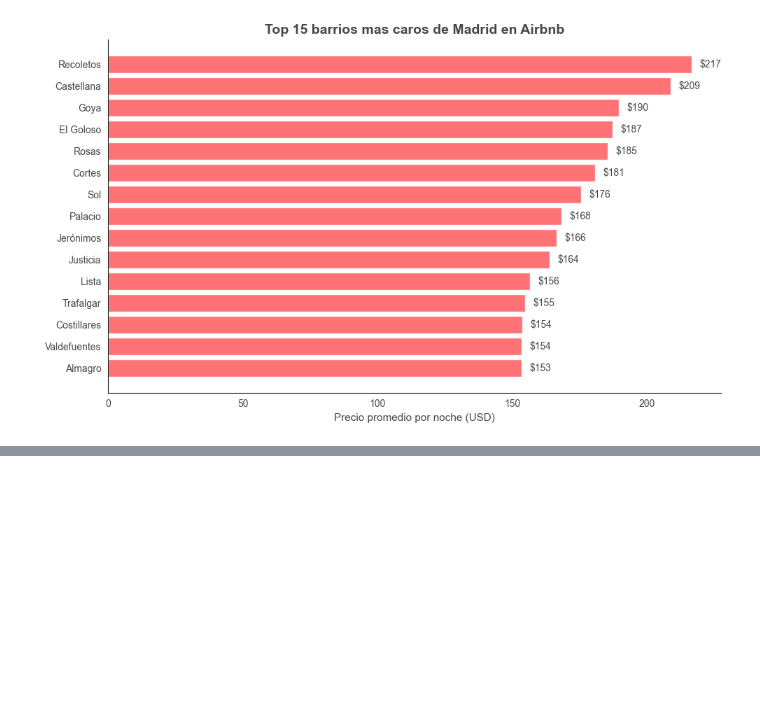
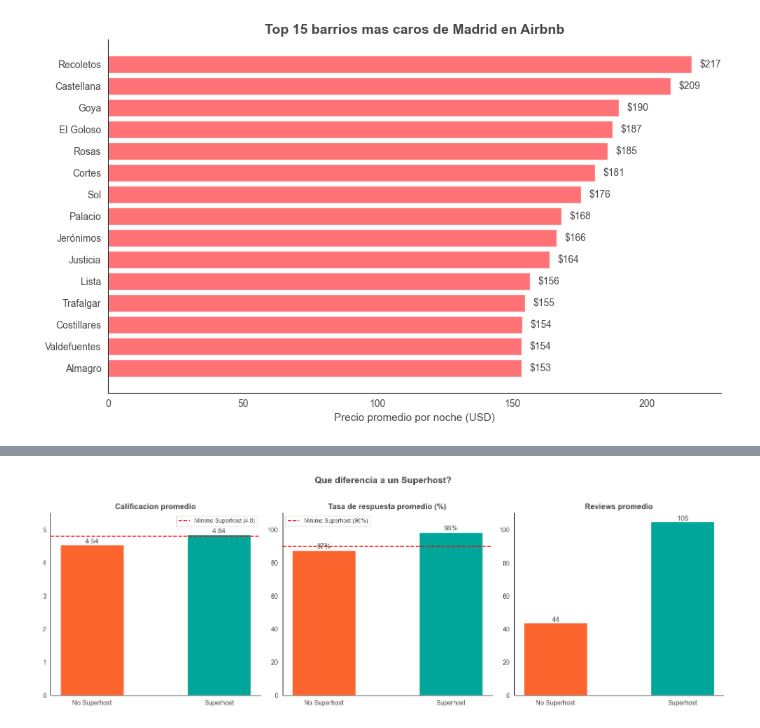
Before and after one commit to jul5289/proyecto-final-airbnb, a Jupyter notebook: notebooks/analisis_airbnb.ipynb, the cells around one changed output, grey strips where cells are left out. Saved outputs shown, nothing was run; the diff lists cells and outputs as text; code cells hidden in the pictures; blank space fills up the shorter version.

```diff
--- a/notebooks/analisis_airbnb.ipynb
+++ b/notebooks/analisis_airbnb.ipynb
@@ -262,0 +308,45 @@ plt.show()
+# %%
+# Grafico 4: Que diferencia a un Superhost? (comparando los 3 criterios que tenemos)
+fig, axes = plt.subplots(1, 3, figsize=(15, 5))
+
+# Los colores para cada grupo
+colores = [AIRBNB_NARANJA, AIRBNB_VERDE]
+nombres = ['No Superhost', 'Superhost']
+
+# --- Grafico 4a: Calificacion promedio ---
+cal = df.groupby('host_is_superhost')['review_scores_rating'].mean()
+axes[0].bar(nombres, cal.values, color=colores, width=0.5)
+axes[0].set_title('Calificacion promedio', fontsize=12, fontweight='bold')
+axes[0].axhline(y=4.8, color='red', linestyle='--', label='Minimo Superhost (4.8)')
+axes[0].legend(fontsize=9)
+axes[0].set_ylim(0, 5.5)
+for i, v in enumerate(cal.values):
+    axes[0].text(i, v + 0.05, f'{v:.2f}', ha='center', fontsize=11)
+
+# --- Grafico 4b: Tasa de respuesta promedio ---
+resp = df.groupby('host_is_superhost')['host_response_rate'].mean()
+axes[1].bar(nombres, resp.values, color=colores, width=0.5)
+axes[1].set_title('Tasa de respuesta promedio (%)', fontsize=12, fontweight='bold')
+axes[1].axhline(y=90, color='red', linestyle='--', label='Minimo Superhost (90%)')
+axes[1].legend(fontsize=9)
+axes[1].set_ylim(0, 110)
+for i, v in enumerate(resp.values):
+    axes[1].text(i, v + 1, f'{v:.0f}%', ha='center', fontsize=11)
+
+# --- Grafico 4c: Numero de reviews promedio ---
+rev = df.groupby('host_is_superhost')['number_of_reviews'].mean()
+axes[2].bar(nombres, rev.values, color=colores, width=0.5)
+axes[2].set_title('Reviews promedio', fontsize=12, fontweight='bold')
+for i, v in enumerate(rev.values):
+    axes[2].text(i, v + 0.5, f'{v:.0f}', ha='center', fontsize=11)
+
+# Quitar bordes de los 3 graficos
+for ax in axes:
+    ax.spines['top'].set_visible(False)
+    ax.spines['right'].set_visible(False)
+
+plt.suptitle('Que diferencia a un Superhost?', fontsize=14, fontweight='bold', y=1.02)
+plt.tight_layout()
+plt.show()
+# %% [output]
+[figure, added]
```
Also changed, not shown: parts of 5 cells of this notebook.
